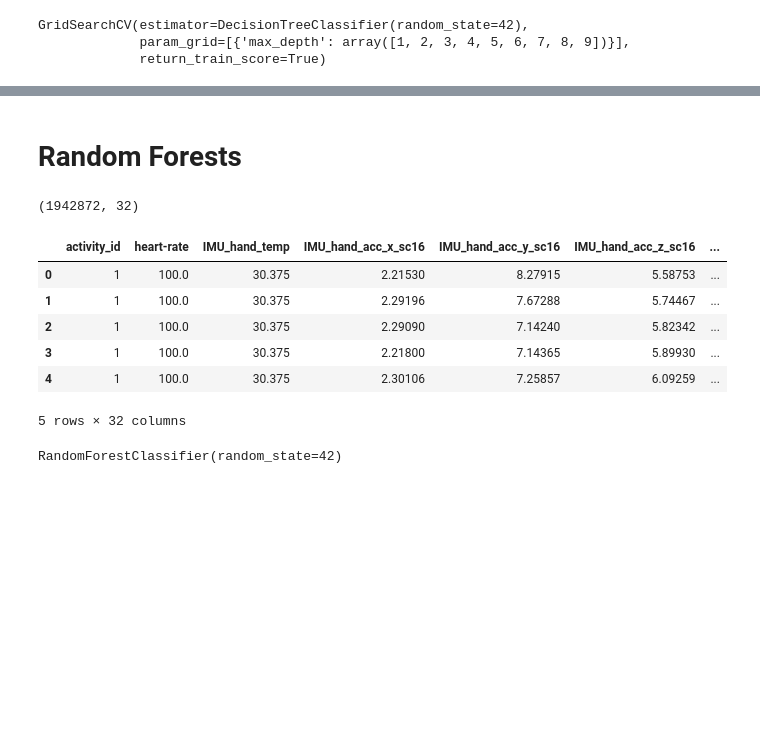
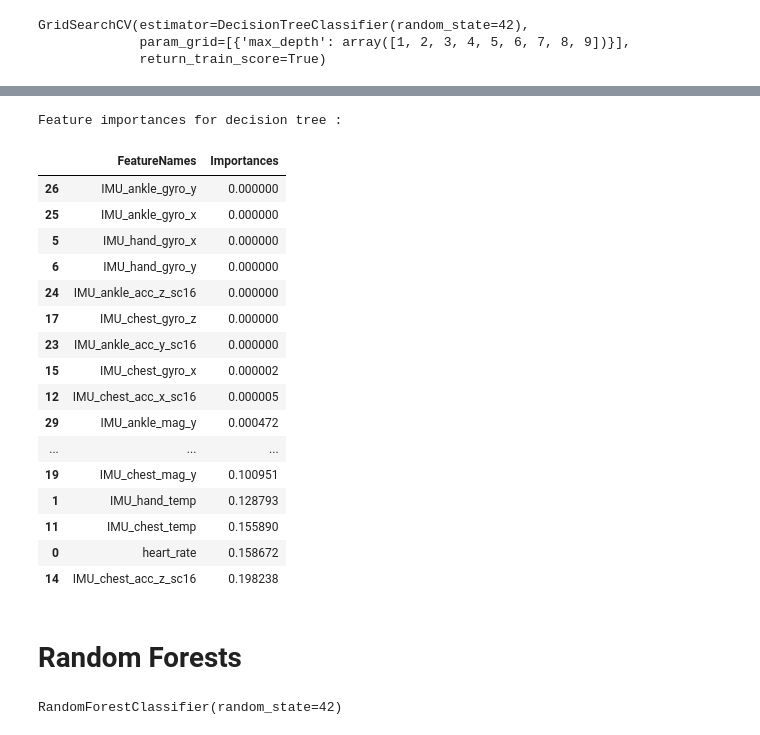
Before and after one commit to gv2359/AML-G17-PhysicalActivityPrediction, a Jupyter notebook: src/Model_Building_Evaluation_Combined.ipynb, the cells around one changed output, grey strips where cells are left out. Drawn from its saved outputs; the diff is of its cells as text; code cells hidden in the pictures; blank space fills up the shorter version.

```diff
--- a/src/Model_Building_Evaluation_Combined.ipynb
+++ b/src/Model_Building_Evaluation_Combined.ipynb
@@ -213,3 +157,0 @@ df.head()
-# %%
-y = df['activity_id']
-X =  df.drop('activity_id', axis = 1)
@@ -247,5 +158,3 @@ Name: activity_id, Length: 1942872, dtype: int64
-# %%
-X_train, X_test, y_train, y_test = train_test_split(X, y, test_size=0.20)
 # %%
 decisionTree_grid = GridSearchCV(DecisionTreeClassifier(random_state=42),
                                         param_grid=[{"max_depth":np.arange(1,10)}],
@@ -261,2 +173,3 @@ best_max_depth = decisionTree_grid.best_estimator_.get_params()['max_depth']
 # %%
-score = decisionTree_grid.score(X_test,y_test)
+decisionTree_model = DecisionTreeClassifier(random_state=42, max_depth=best_max_depth)
+decisionTree_model.fit(X_train,y_train)
@@ -267,2 +209,27 @@ score
+# %%
+print("Feature importances for decision tree : ")
+
+important_features_dt = decisionTree_model.feature_importances_
+importance_dt = pd.DataFrame({'FeatureNames':X.columns, 'Importances':important_features_dt})
+importance_dt.sort_values(by = 'Importances')
+# %% [output]
+Feature importances for decision tree :
+|  | FeatureNames | Importances |
+| 26 | IMU_ankle_gyro_y | 0.000000 |
+| 25 | IMU_ankle_gyro_x | 0.000000 |
+| 5 | IMU_hand_gyro_x | 0.000000 |
+| 6 | IMU_hand_gyro_y | 0.000000 |
+| 24 | IMU_ankle_acc_z_sc16 | 0.000000 |
+| 17 | IMU_chest_gyro_z | 0.000000 |
+| 23 | IMU_ankle_acc_y_sc16 | 0.000000 |
+| 15 | IMU_chest_gyro_x | 0.000002 |
+| 12 | IMU_chest_acc_x_sc16 | 0.000005 |
+| 29 | IMU_ankle_mag_y | 0.000472 |
+| ... | ... | ... |
+| 19 | IMU_chest_mag_y | 0.100951 |
+| 1 | IMU_hand_temp | 0.128793 |
+| 11 | IMU_chest_temp | 0.155890 |
+| 0 | heart_rate | 0.158672 |
+| 14 | IMU_chest_acc_z_sc16 | 0.198238 |
 # %% [markdown]
 <h1> Random Forests </h1>
@@ -277,15 +235,0 @@ from sklearn.preprocessing import LabelEncoder
-# %%
-df = pd.read_csv('../data/final_data.csv')
-df.shape
-# %% [output]
-(1942872, 32)
-# %%
-df.head()
-# %% [output]
-|  | activity_id | heart-rate | IMU_hand_temp | IMU_hand_acc_x_sc16 | IMU_hand_acc_y_sc16 | IMU_hand_acc_z_sc16 | ... |
-| 0 | 1 | 100.0 | 30.375 | 2.21530 | 8.27915 | 5.58753 | ... |
-| 1 | 1 | 100.0 | 30.375 | 2.29196 | 7.67288 | 5.74467 | ... |
-| 2 | 1 | 100.0 | 30.375 | 2.29090 | 7.14240 | 5.82342 | ... |
-| 3 | 1 | 100.0 | 30.375 | 2.21800 | 7.14365 | 5.89930 | ... |
-| 4 | 1 | 100.0 | 30.375 | 2.30106 | 7.25857 | 6.09259 | ... |
-5 rows × 32 columns
```
Also changed, not shown: parts of 38 cells of this notebook, 2 other files.
